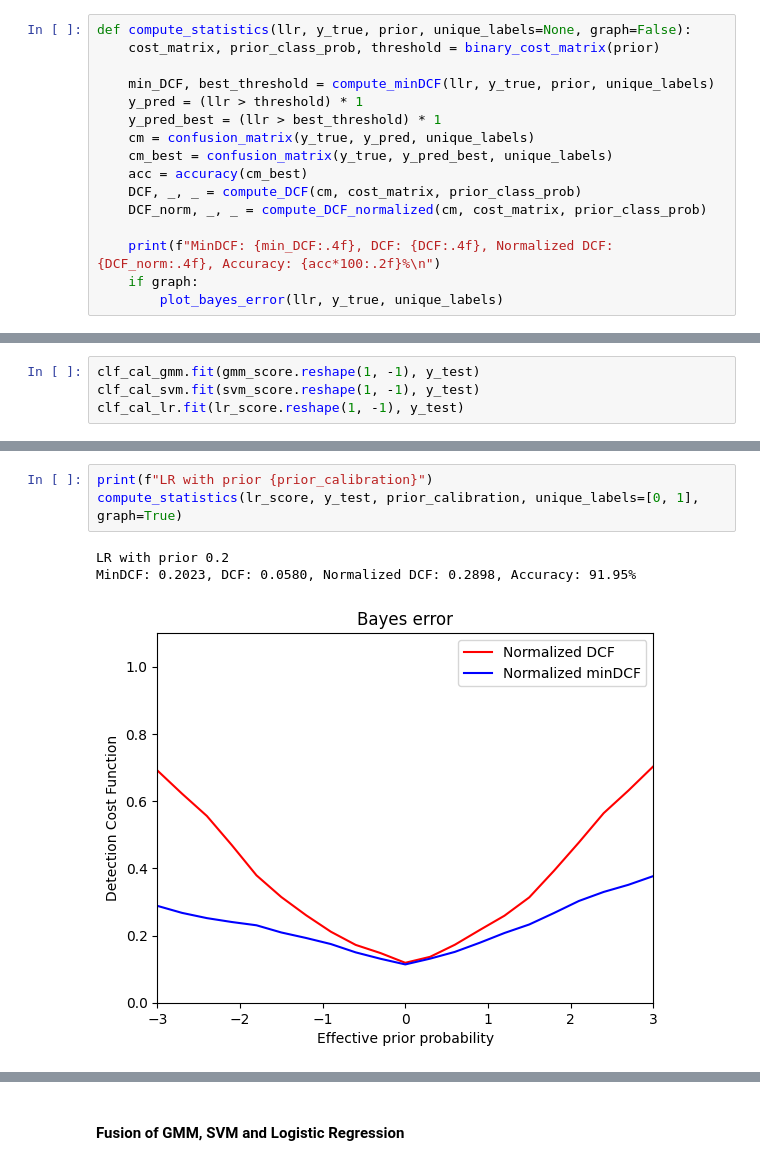
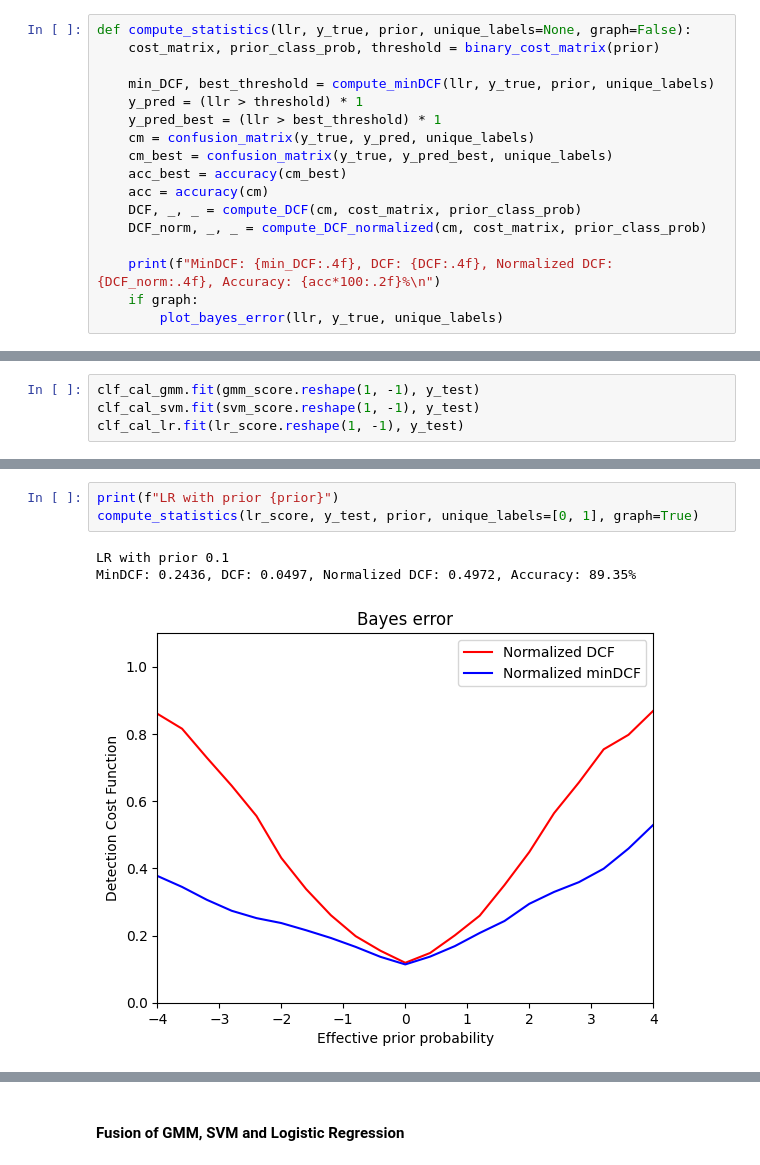
Before and after one commit to ClaudiuTcaciuc/PoliTO_MachineLearningProject, a Jupyter notebook: lab11.ipynb, the cells around one changed output, grey strips where cells are left out. Saved outputs shown, nothing was run; the diff lists cells and outputs as text.

```diff
--- a/lab11.ipynb
+++ b/lab11.ipynb
@@ -28,7 +28,8 @@ def compute_statistics(llr, y_true, prior, unique_labels=None, graph=False):
     y_pred_best = (llr > best_threshold) * 1
     cm = confusion_matrix(y_true, y_pred, unique_labels)
     cm_best = confusion_matrix(y_true, y_pred_best, unique_labels)
-    acc = accuracy(cm_best)
+    acc_best = accuracy(cm_best)
+    acc = accuracy(cm)
     DCF, _, _ = compute_DCF(cm, cost_matrix, prior_class_prob)
     DCF_norm, _, _ = compute_DCF_normalized(cm, cost_matrix, prior_class_prob)
 
@@ -161,8 +162,8 @@ MinDCF: 0.1535, DCF: 0.0330, Normalized DCF: 0.1649, Accuracy: 93.95%
 # %%
-print(f"LR with prior {prior_calibration}")
-compute_statistics(lr_score, y_test, prior_calibration, unique_labels=[0, 1], graph=True)
+print(f"LR with prior {prior}")
+compute_statistics(lr_score, y_test, prior, unique_labels=[0, 1], graph=True)
 # %% [output]
-LR with prior 0.2
-MinDCF: 0.2023, DCF: 0.0580, Normalized DCF: 0.2898, Accuracy: 91.95%
+LR with prior 0.1
+MinDCF: 0.2436, DCF: 0.0497, Normalized DCF: 0.4972, Accuracy: 89.35%
-[figure, old version]
+[figure, new version]
 # %%
```
Also changed, not shown: parts of 14 cells of this notebook, 7 other files.
